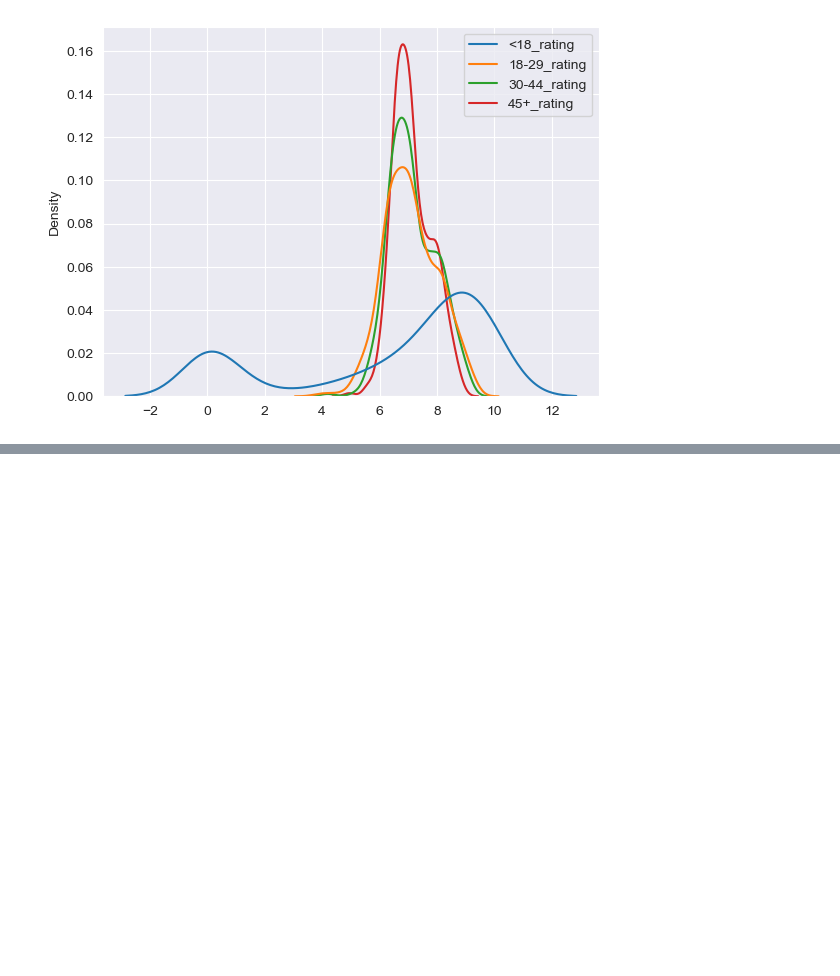
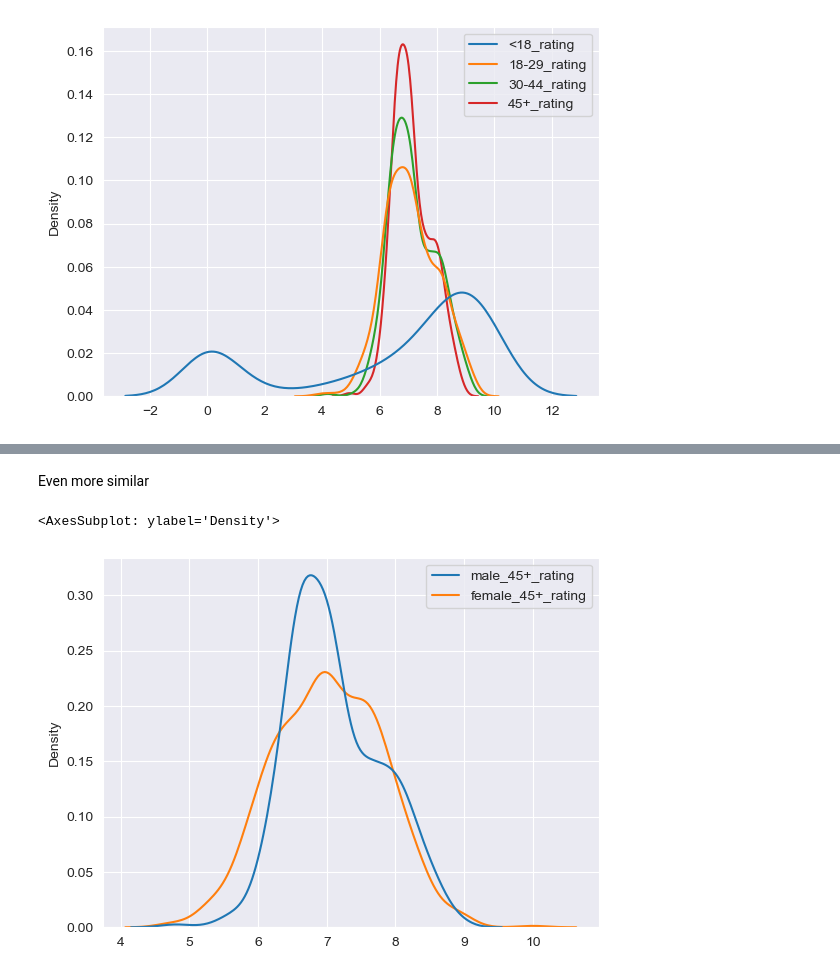
Before and after one commit to nic0gin/datamadness, a Jupyter notebook: demographics_EDA.ipynb, the cells around one changed output, grey strips where cells are left out. Saved outputs shown, nothing was run; the diff lists cells and outputs as text; code cells hidden in the pictures; blank space fills up the shorter version.

```diff
--- a/demographics_EDA.ipynb
+++ b/demographics_EDA.ipynb
@@ -36,0 +58,7 @@ sns.kdeplot(data=[demographics['<18_rating'], demographics['18-29_rating'], demo
+# %% [markdown]
+Even more similar
+# %%
+sns.kdeplot(data=[demographics['male_45+_rating'], demographics['female_45+_rating']])
+# %% [output]
+<AxesSubplot: ylabel='Density'>
+[figure, added]
```
Also changed, not shown: parts of 11 cells of this notebook.
